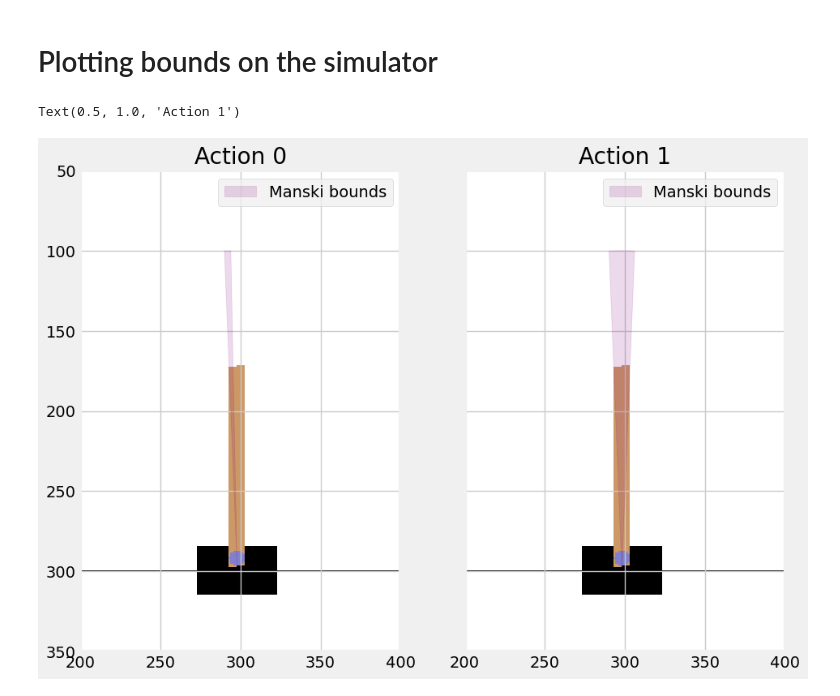
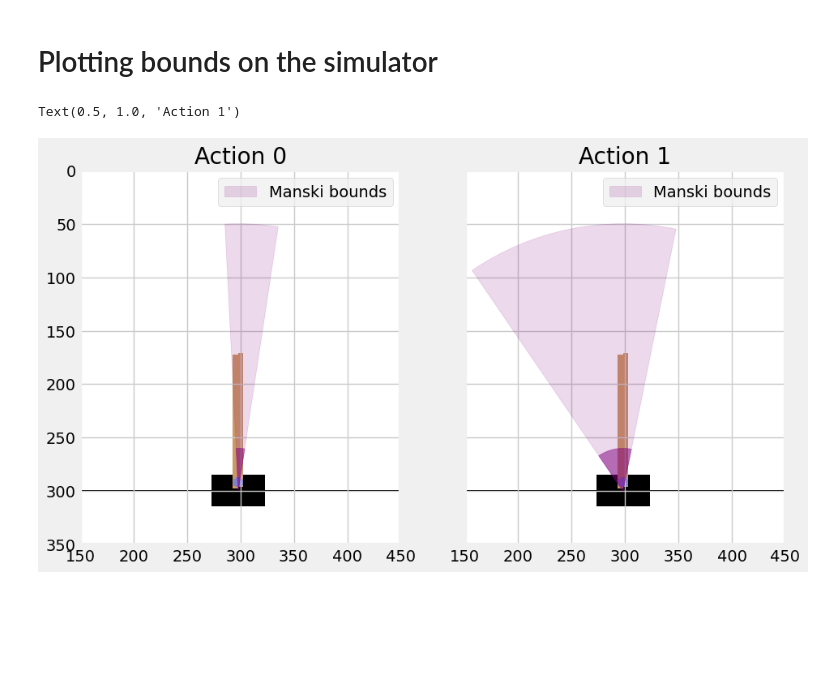
Before and after one commit to faaizT/CausalTwinAssessment, a Jupyter notebook: Cartpole Simulator.ipynb, the cells around one changed output. Saved outputs shown, nothing was run; the diff lists cells and outputs as text; code cells hidden in the pictures; blank space fills up the shorter version.

Commit message:
Tweaked plots

```diff
--- a/Cartpole Simulator.ipynb
+++ b/Cartpole Simulator.ipynb
@@ -959,33 +959,35 @@ screen = np.load("/data/localhost/taufiq/export-dir/cartpole_env.npy")
 # %%
 import matplotlib.patches as mpatches
 import matplotlib.pyplot as plt
 import numpy as np
 
 def filled_arc(center, radius, theta1, theta2, ax, color):
 
     circ = mpatches.Wedge(center, radius, theta1*180/np.pi, theta2*180/np.pi, fill=True, color=color, alpha=0.15)
+    circ2 = mpatches.Wedge(center, 40, theta1*180/np.pi, theta2*180/np.pi, fill=True, color=color, alpha=0.5)
     pt1 = (radius * (np.cos(theta1)) + center[0],
            radius * (np.sin(theta1)) + center[1])
     pt2 = (radius * (np.cos(theta2)) + center[0],
            radius * (np.sin(theta2)) + center[1])
     pt3 = center
     pol = mpatches.Polygon([pt1, pt2, pt3], lw=2)
     ax.add_patch(circ)
+    ax.add_patch(circ2)
 
 fig, ax = plt.subplots(1,2, sharey=True, figsize=(10,10))
 ax[0].imshow(get_screen(screen).cpu().permute(1, 2, 0).numpy(), interpolation='none')
 ax[1].imshow(get_screen(screen).cpu().permute(1, 2, 0).numpy(), interpolation='none')
-filled_arc((298,300), 200, 3*np.pi/2 - 0.04, 3*np.pi/2 - 0.02, ax[0], "purple")
+filled_arc((298,300), 250, 3*np.pi/2 - 0.05, 3*np.pi/2 + 0.15, ax[0], "purple")
 plt.style.use('fivethirtyeight')
 ax[0].legend(['Manski bounds'])
-ax[0].set_xlim([200, 400])
-ax[0].set_ylim([350, 50])
+ax[0].set_xlim([150, 450])
+ax[0].set_ylim([350, 0])
 ax[0].set_title('Action 0')
-filled_arc((298,300), 200, 3*np.pi/2 - 0.04, 3*np.pi/2 + 0.04, ax[1], "purple")
-ax[1].set_xlim([200, 400])
-ax[1].set_ylim([350, 50])
+filled_arc((298,300), 250, 3*np.pi/2 - 0.6, 3*np.pi/2 + 0.2, ax[1], "purple")
+ax[1].set_xlim([150, 450])
+ax[1].set_ylim([350, 0])
 ax[1].legend(['Manski bounds'])
 ax[1].set_title('Action 1')
 # %% [output]
 Text(0.5, 1.0, 'Action 1')
-[figure, old version]
+[figure, new version]
```
Also changed, not shown: parts of 1 cell of this notebook.
